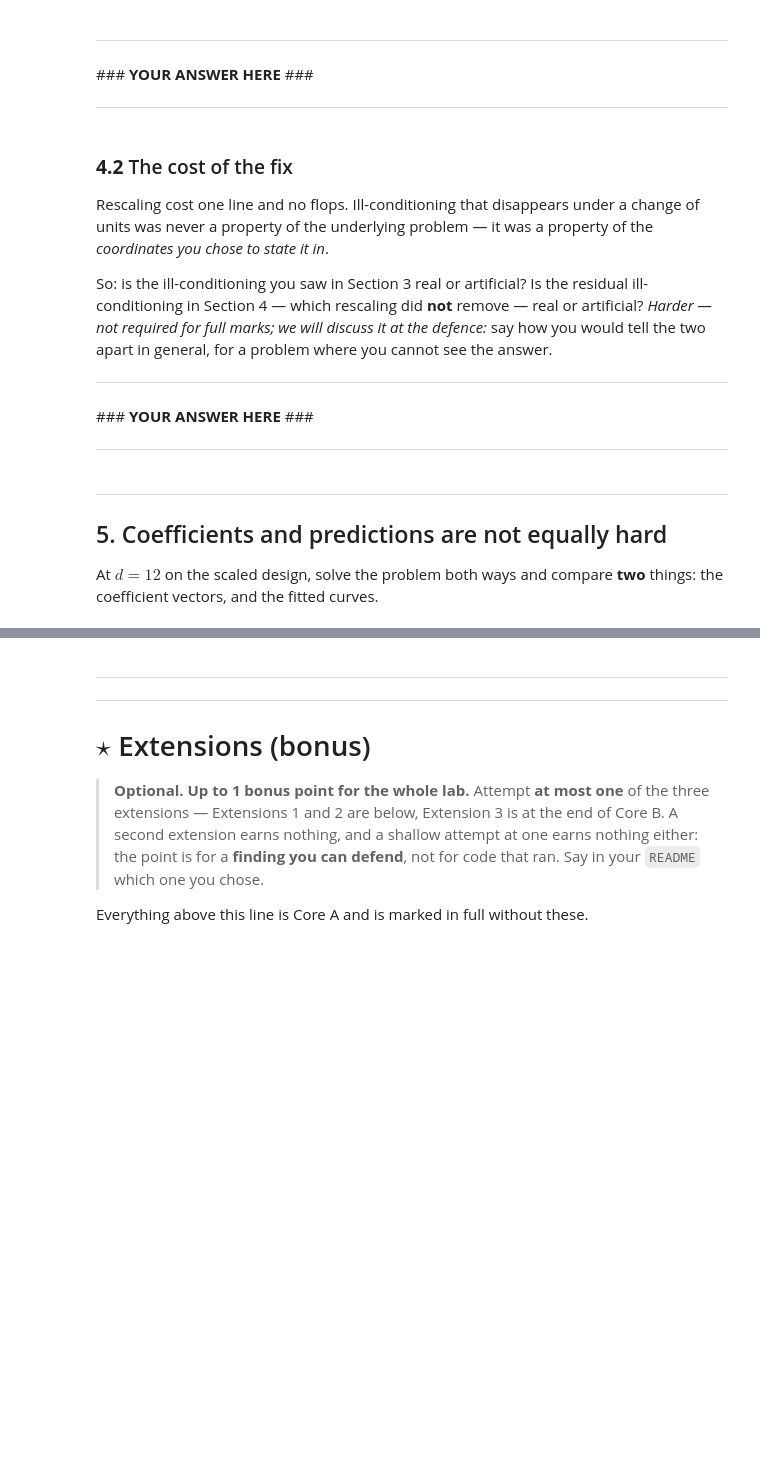
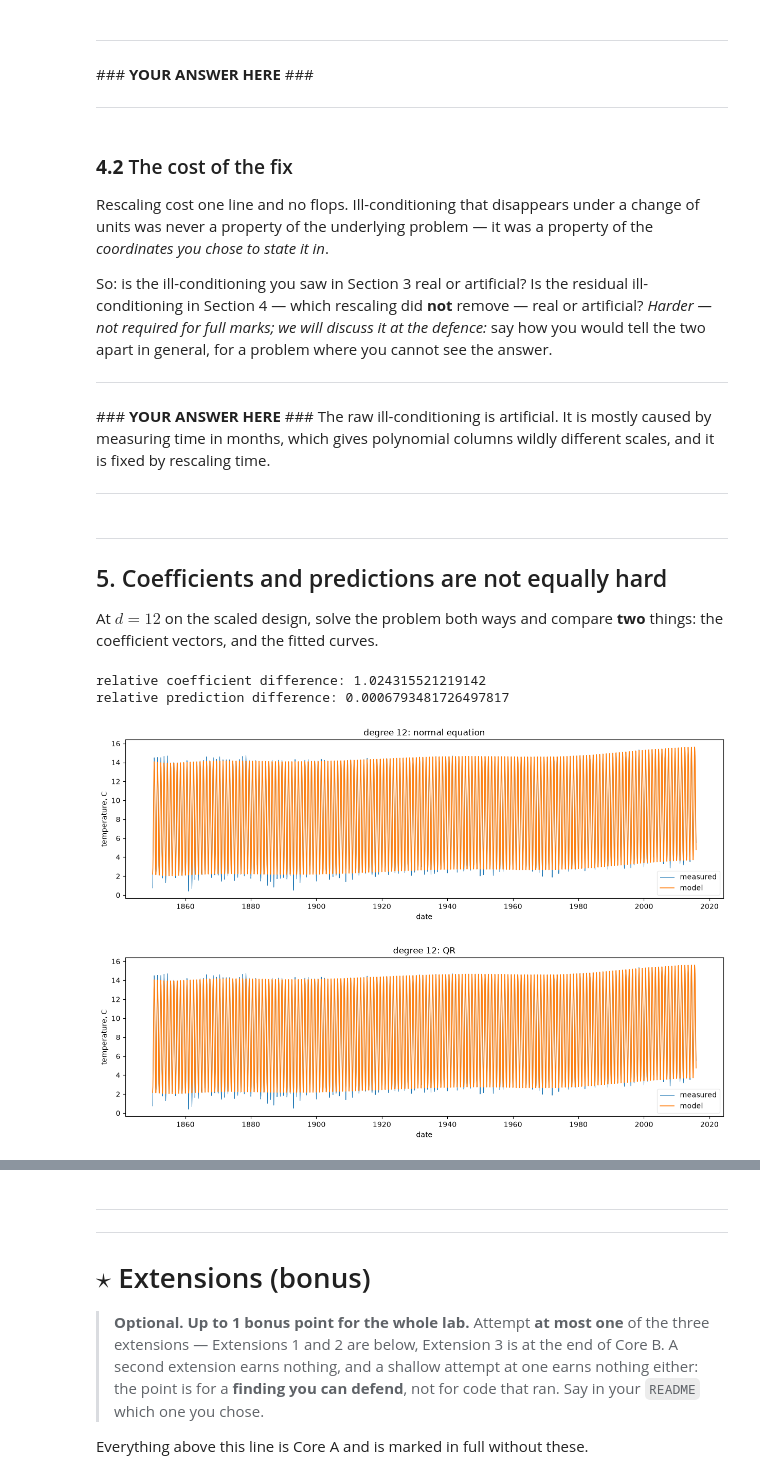
Before and after one commit to CallMeLiubomyr/la-lab1, a Jupyter notebook: lab1-coreA-least_squares.ipynb, the cells around one changed output, grey strips where cells are left out. Cells and saved outputs as stored; diff of their text form; code cells hidden in the pictures; blank space fills up the shorter version.

```diff
--- a/lab1-coreA-least_squares.ipynb
+++ b/lab1-coreA-least_squares.ipynb
@@ -562,6 +603,7 @@ would tell the two apart in general, for a problem where you cannot see the answ
 
 ---
 \### **YOUR ANSWER HERE** \###
+The raw ill-conditioning is artificial. It is mostly caused by measuring time in months, which gives polynomial columns wildly different scales, and it is fixed by rescaling time.
 
 ---
 # %% [markdown]
@@ -573,17 +615,24 @@ the coefficient vectors, and the fitted curves.
 # %%
 d = 12
 A = design_matrix(s, degree=d, month_index=t_month)
 
 # ========= YOUR CODE STARTS HERE ========= #
-x_ne  = ...
-x_qr  = ...
+x_ne  = solve_normal_equation(A, y)
+x_qr  = solve_qr(A, y)
 
-# relative difference in the coefficients
-# relative difference in the predictions A @ x
+relative_coeff_difference = np.linalg.norm(x_ne - x_qr) / np.linalg.norm(x_qr)
+relative_prediction_difference = np.linalg.norm(A @ (x_ne - x_qr)) / np.linalg.norm(A @ x_qr)
+print('relative coefficient difference:', relative_coeff_difference)
+print('relative prediction difference:', relative_prediction_difference)
 # ========== YOUR CODE ENDS HERE ========== #
 
 plot_temps(temp_data["date"], y, A @ x_ne, title=f"degree {d}: normal equation")
 plot_temps(temp_data["date"], y, A @ x_qr, title=f"degree {d}: QR")
+# %% [output]
+relative coefficient difference: 1.024315521219142
+relative prediction difference: 0.0006793481726497817
+[figure, added]
+[figure, added]
 # %% [markdown]
 ### **5.1**
 
```
Also changed, not shown: parts of 11 cells of this notebook, 1 other file.
